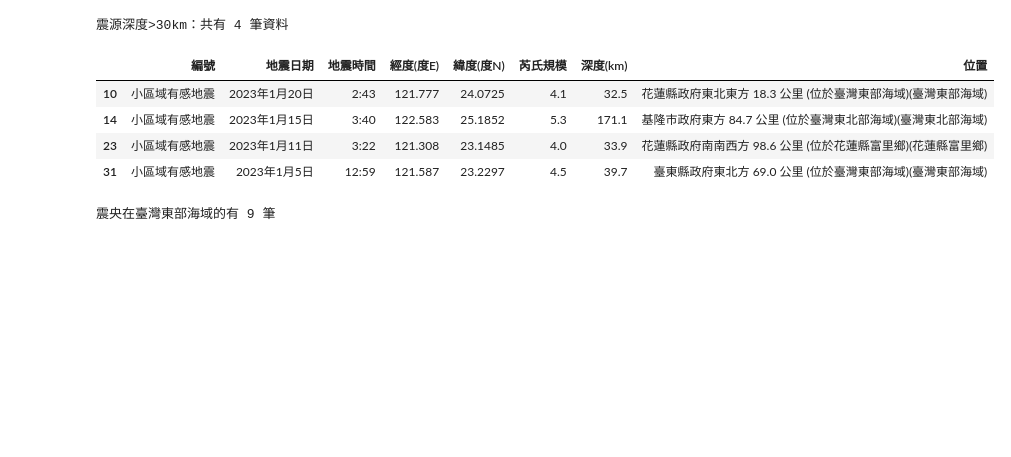
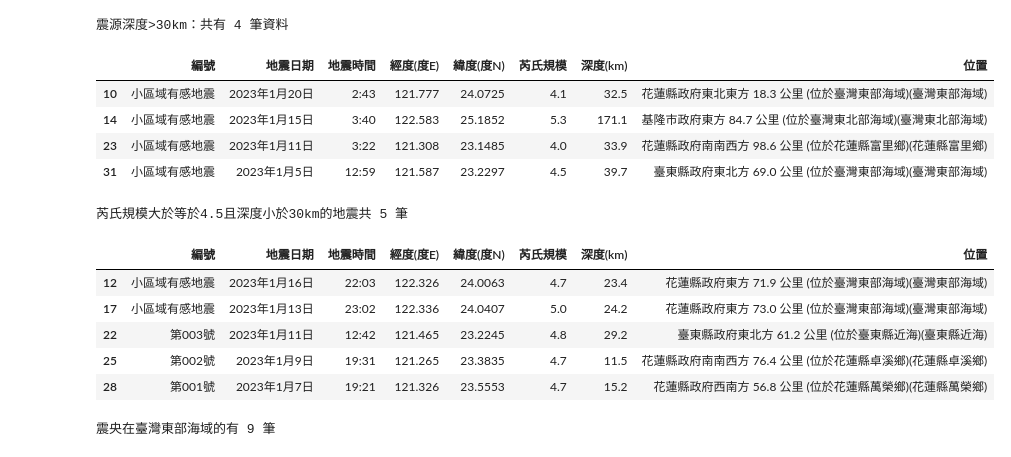
Before and after one commit to kuyuyu/PL, a Jupyter notebook: HW1/HW1.ipynb, the cells around one changed output. Saved outputs shown, nothing was run; the diff lists cells and outputs as text; code cells hidden in the pictures; blank space fills up the shorter version.

```diff
--- a/HW1/HW1.ipynb
+++ b/HW1/HW1.ipynb
@@ -54,4 +54,20 @@ eq_depth
 | 14 | 小區域有感地震 | 2023年1月15日 | 3:40 | 122.583 | 25.1852 | 5.3 | 171.1 | 基隆市政府東方 84.7 公里 (位於臺灣東北部海域)(臺灣東北部海域) |
 | 23 | 小區域有感地震 | 2023年1月11日 | 3:22 | 121.308 | 23.1485 | 4.0 | 33.9 | 花蓮縣政府南南西方 98.6 公里 (位於花蓮縣富里鄉)(花蓮縣富里鄉) |
 | 31 | 小區域有感地震 | 2023年1月5日 | 12:59 | 121.587 | 23.2297 | 4.5 | 39.7 | 臺東縣政府東北方 69.0 公里 (位於臺灣東部海域)(臺灣東部海域) |
+# %%
+#第三題
+#列出芮氏規模大於等於4.5且深度小於30km的地震
+
+depth_scale = eq[(eq['深度(km)'] < 30) & (eq['芮氏規模'] >= 4.5)]
+d_s_total = len(depth_scale)
+print('芮氏規模大於等於4.5且深度小於30km的地震共', d_s_total,'筆')
+depth_scale
+# %% [output]
+芮氏規模大於等於4.5且深度小於30km的地震共 5 筆
+|  | 編號 | 地震日期 | 地震時間 | 經度(度E) | 緯度(度N) | 芮氏規模 | 深度(km) | 位置 |
+| 12 | 小區域有感地震 | 2023年1月16日 | 22:03 | 122.326 | 24.0063 | 4.7 | 23.4 | 花蓮縣政府東方 71.9 公里 (位於臺灣東部海域)(臺灣東部海域) |
+| 17 | 小區域有感地震 | 2023年1月13日 | 23:02 | 122.336 | 24.0407 | 5.0 | 24.2 | 花蓮縣政府東方 73.0 公里 (位於臺灣東部海域)(臺灣東部海域) |
+| 22 | 第003號 | 2023年1月11日 | 12:42 | 121.465 | 23.2245 | 4.8 | 29.2 | 臺東縣政府東北方 61.2 公里 (位於臺東縣近海)(臺東縣近海) |
+| 25 | 第002號 | 2023年1月9日 | 19:31 | 121.265 | 23.3835 | 4.7 | 11.5 | 花蓮縣政府南南西方 76.4 公里 (位於花蓮縣卓溪鄉)(花蓮縣卓溪鄉) |
+| 28 | 第001號 | 2023年1月7日 | 19:21 | 121.326 | 23.5553 | 4.7 | 15.2 | 花蓮縣政府西南方 56.8 公里 (位於花蓮縣萬榮鄉)(花蓮縣萬榮鄉) |
 # %%
```
Also changed, not shown: parts of 11 cells of this notebook, 4 other files.
